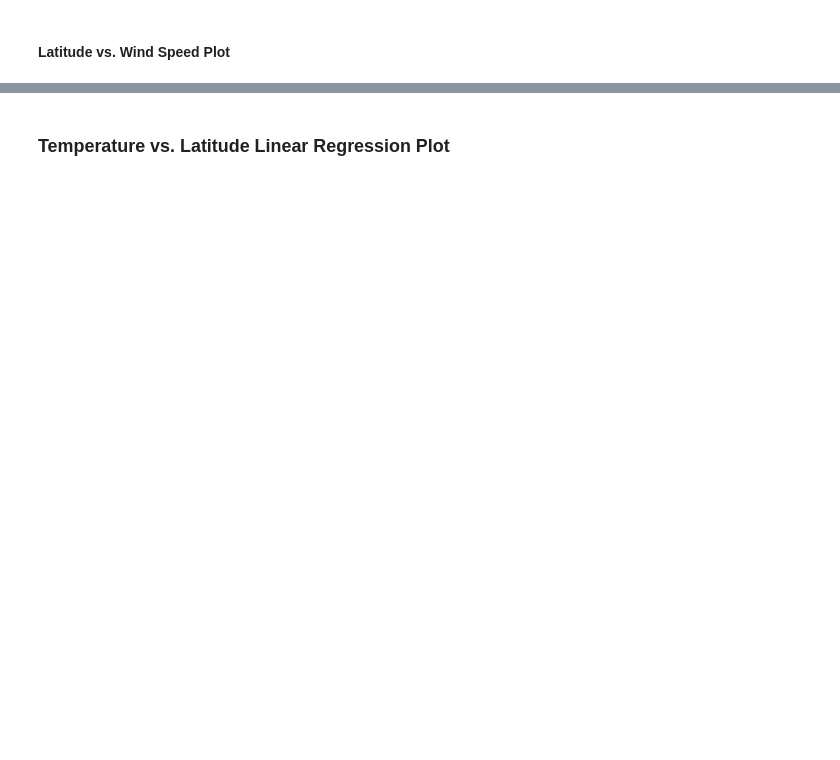
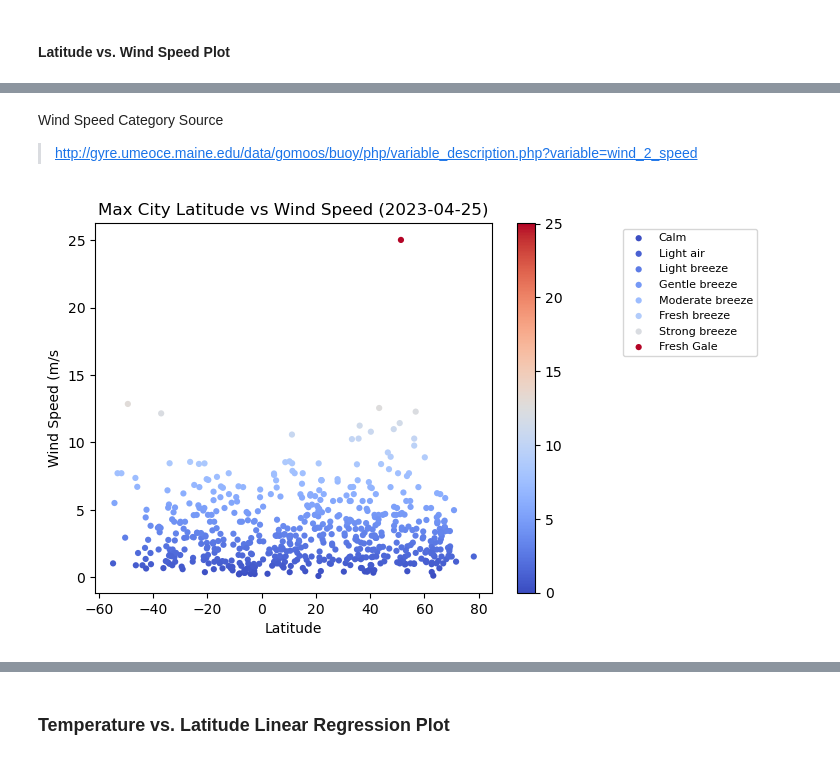
Before and after one commit to kuromasadev/python-api-challenge, a Jupyter notebook: WeatherPy/WeatherPy.ipynb, the cells around one changed output, grey strips where cells are left out. Saved outputs shown, nothing was run; the diff lists cells and outputs as text; code cells hidden in the pictures; blank space fills up the shorter version.

```diff
--- a/WeatherPy/WeatherPy.ipynb
+++ b/WeatherPy/WeatherPy.ipynb
@@ -354,0 +382,52 @@ plt.show()
+# %% [markdown]
+Wind Speed Category Source
+> http://gyre.umeoce.maine.edu/data/gomoos/buoy/php/variable_description.php?variable=wind_2_speed
+# %%
+# Build the scatter plots for latitude vs. wind speed
+colormap_wind = plt.colormaps['coolwarm']
+
+# Create a dictionary mapping wind categories to corresponding wind speeds
+wind_speeds = {}
+for label in labels:
+    subset = city_data_df[city_data_df['Wind Category'] == label]
+    if not subset.empty:
+        wind_speeds[label] = subset['Wind Speed']
+
+# Plot scatter plot with color-coded wind categories
+for label, speeds in wind_speeds.items():
+    subset = city_data_df[city_data_df['Wind Category'] == label]
+    plt.scatter(subset['Lat'], subset['Wind Speed'],
+                s=20, edgecolors='none', label=label, cmap=colormap_wind,
+                c=subset['Wind Speed'], vmin=min(city_data_df['Wind Speed']),
+                vmax=max(city_data_df['Wind Speed']))
+# Incorporate the other graph properties
+plt.xlabel("Latitude")
+plt.ylabel("Wind Speed (m/s")
+
+start_date = pd.Timestamp(city_data_df['Date'].min(), unit='s').strftime('%Y-%m-%d')
+end_date = pd.Timestamp(city_data_df['Date'].max(), unit='s').strftime('%Y-%m-%d')
+if start_date == end_date:
+    plt.title(f'Max City Latitude vs Wind Speed ({start_date})')
+else:
+    plt.title(f'Max City Latitude vs Wind Speed ({start_date} to {end_date})')
+
+# Create a ScalarMappable object to map wind speeds to colors
+sc = cm.ScalarMappable(cmap=colormap_wind)
+sc.set_array(city_data_df['Wind Speed'])
+
+# Add a colorbar
+sc = plt.scatter([],[], c=[], vmin=min(city_data_df['Wind Speed']), vmax=max(city_data_df['Wind Speed']), cmap=colormap_wind)
+plt.colorbar(sc)
+cbar.set_label('Wind Speed (m/s)')
+
+# Add legend for wind speeds with recorded data
+legend_labels = [label for label, speeds in wind_speeds.items() if len(speeds) > 0]
+plt.legend((legend_labels), loc='upper center', fontsize=8, bbox_to_anchor=(1.5, 1))
+
+# Save the figure
+plt.savefig("output_data/Fig4.png")
+
+# Show plot
+plt.show()
+# %% [output]
+[figure, added]
```
Also changed, not shown: parts of 40 cells of this notebook, 4 other files.
